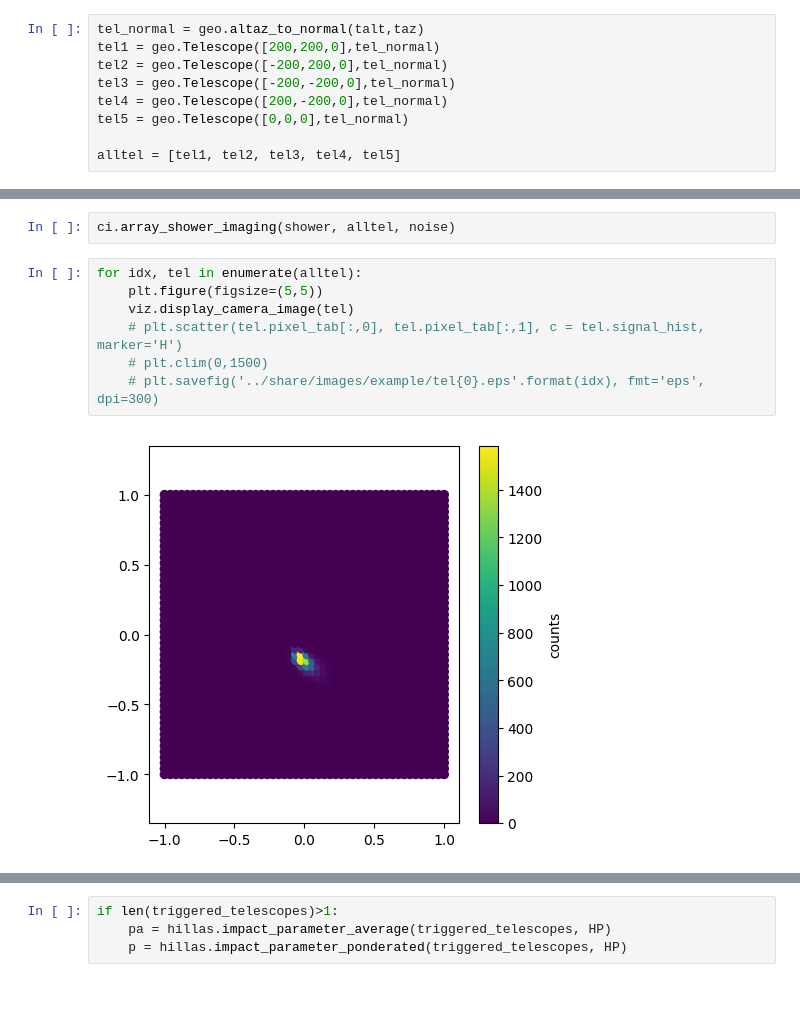
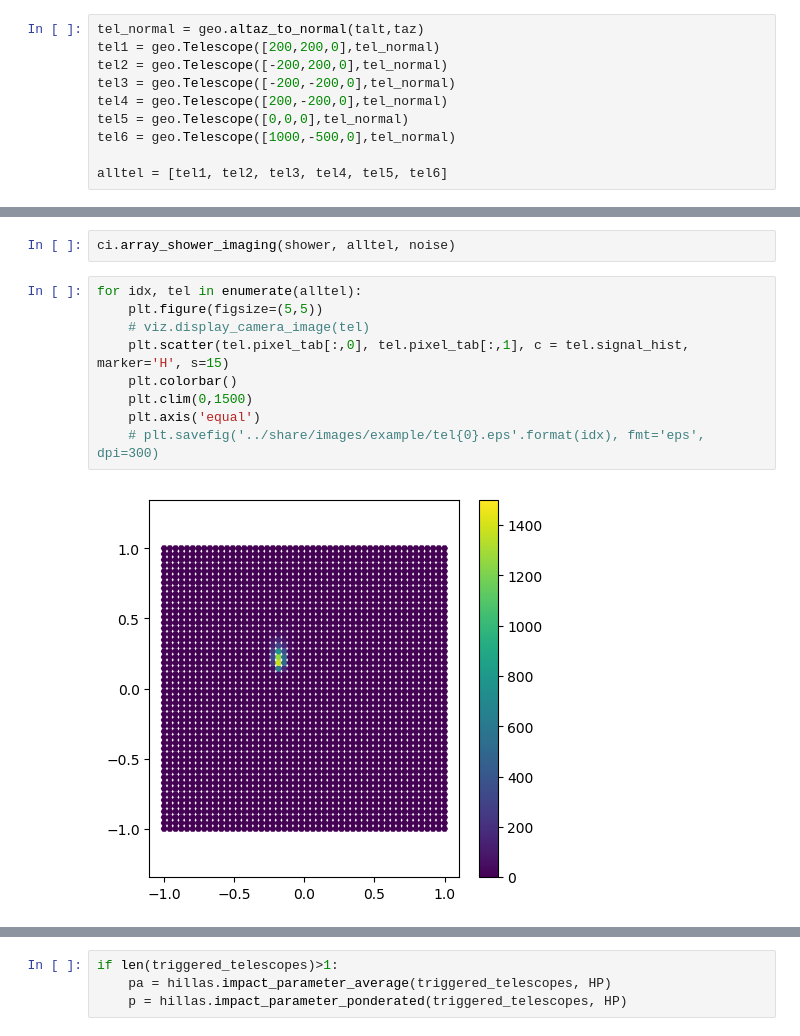
Before and after one commit to vuillaut/pschitt, a Jupyter notebook: notebooks/example.ipynb, the cells around one changed output, grey strips where cells are left out. Saved outputs shown, nothing was run; the diff lists cells and outputs as text; blank space fills up the shorter version.

```diff
--- a/notebooks/example.ipynb
+++ b/notebooks/example.ipynb
@@ -37,5 +42,6 @@ tel2 = geo.Telescope([-200,200,0],tel_normal)
 tel3 = geo.Telescope([-200,-200,0],tel_normal)
 tel4 = geo.Telescope([200,-200,0],tel_normal)
 tel5 = geo.Telescope([0,0,0],tel_normal)
+tel6 = geo.Telescope([1000,-500,0],tel_normal)
 
-alltel = [tel1, tel2, tel3, tel4, tel5]
+alltel = [tel1, tel2, tel3, tel4, tel5, tel6]
@@ -74,9 +82,11 @@ ci.array_shower_imaging(shower, alltel, noise)
 # %%
 for idx, tel in enumerate(alltel):
     plt.figure(figsize=(5,5))
-    viz.display_camera_image(tel)
-    # plt.scatter(tel.pixel_tab[:,0], tel.pixel_tab[:,1], c = tel.signal_hist, marker='H')
-    # plt.clim(0,1500)
+    # viz.display_camera_image(tel)
+    plt.scatter(tel.pixel_tab[:,0], tel.pixel_tab[:,1], c = tel.signal_hist, marker='H', s=15)
+    plt.colorbar()
+    plt.clim(0,1500)
+    plt.axis('equal')
     # plt.savefig('../share/images/example/tel{0}.eps'.format(idx), fmt='eps', dpi=300)
 # %% [output]
-[figure, old version]
+[figure, new version]
```
Also changed, not shown: parts of 87 cells of this notebook, 1 other file.
